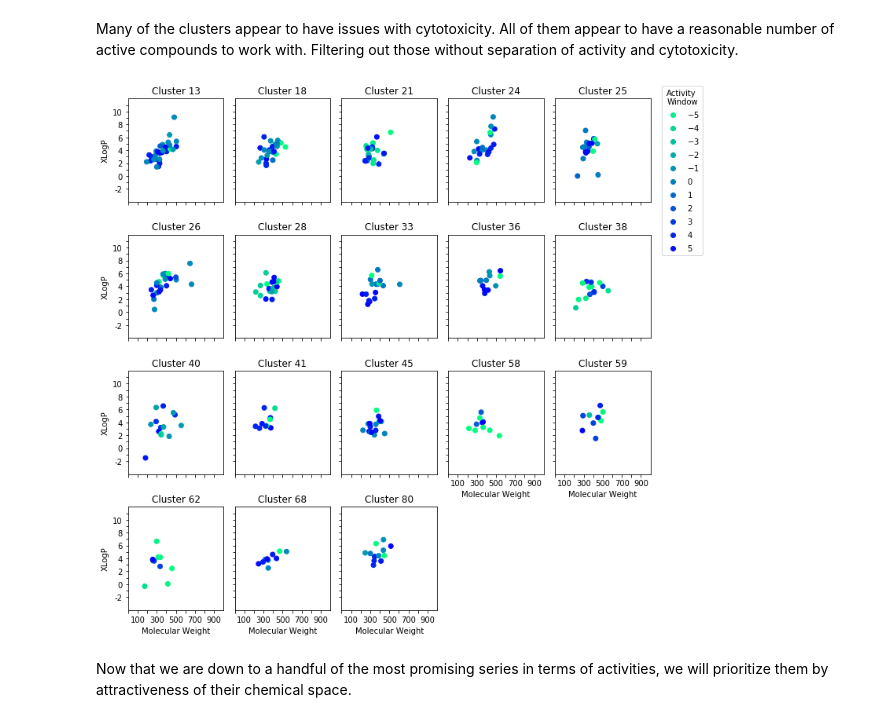
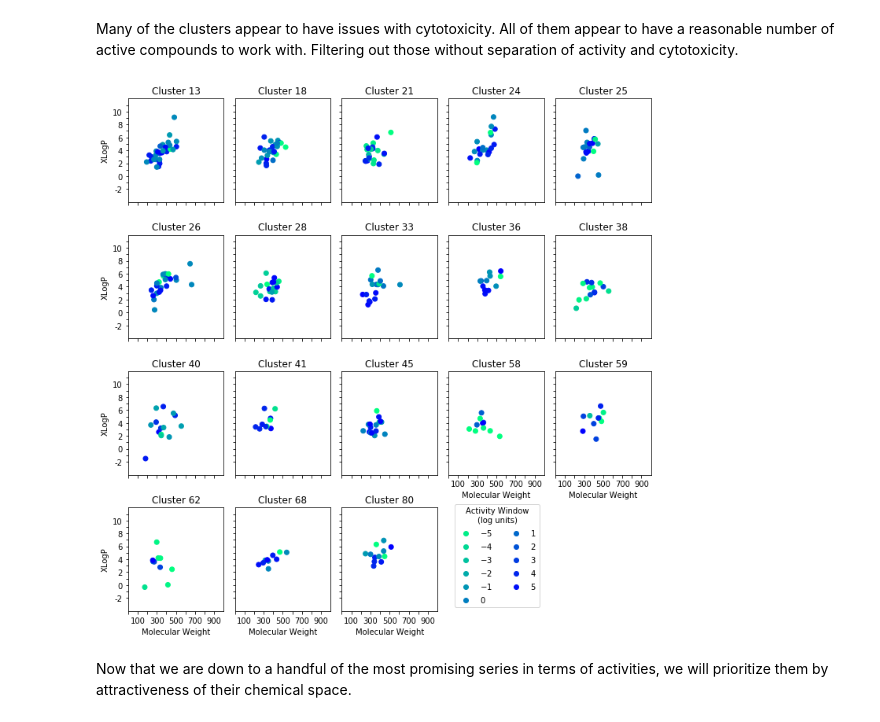
Before and after one commit to jsmith13/cluster-screening, a Jupyter notebook: clusters.ipynb, the cells around one changed output. Saved outputs shown, nothing was run; the diff lists cells and outputs as text; code cells hidden in the pictures.

```diff
--- a/clusters.ipynb
+++ b/clusters.ipynb
@@ -216,35 +233,36 @@ for i in range(len(top_clusters)):
     axs.flat[i].set_title("Cluster %s" %int(top_clusters[i]))
 
     # set scale and tick marks
     axs.flat[i].set_xlim([0, 1000])
     axs.flat[i].set_xticks([i * 100 for i in range(10)])
     axs.flat[i].set_xticklabels([])
     axs.flat[i].set_ylim([-4, 12])
     axs.flat[i].set_yticks([i for i in range(-2, 12)])
     axs.flat[i].set_yticklabels([])
 
 # label axis on the outside of the plot
 # x-axis
 for i in axs[3, 0:3]:
     i.set_xlabel("Molecular Weight")
     i.set_xticklabels([str(i * 100) if i%2 == 1 else "" for i in range(10)])
 for i in axs[2, 3:5]:
     i.set_xlabel("Molecular Weight")
     i.set_xticklabels([str(i * 100) if i%2 == 1 else "" for i in range(10)])
 # y-axis
 for i in axs[:, 0]:
     i.set_ylabel("XLogP")
     i.set_yticklabels([str(i) if i%2 == 0 else "" for i in range(-2, 12)])
 
 # add legend for activity window
 dummy = plt.scatter(clustered_data["MW"], clustered_data["XLogP"], c = clustered_data["pWindow"], cmap = "winter_r")
-color_legend = fig.legend(*dummy.legend_elements(prop = "colors"), loc = [0.85, 0.08], title = "Activity\nWindow", bbox_to_anchor = (1, 0.68))
+color_legend = fig.legend(*dummy.legend_elements(prop = "colors"), loc = [0.64, 0.06], title = "Activity Window\n(log units)", ncol = 2)
+plt.setp(color_legend.get_title(), multialignment='center')
 dummy.remove()
 
 # display the figure
 fig.show()
 # %% [output]
-[figure, old version]
+[figure, new version]
 # %% [markdown]
 Now that we are down to a handful of the most promising series in terms of activities, we will prioritize them by attractiveness of their chemical space.
 # %%
```
Also changed, not shown: parts of 5 cells of this notebook.
